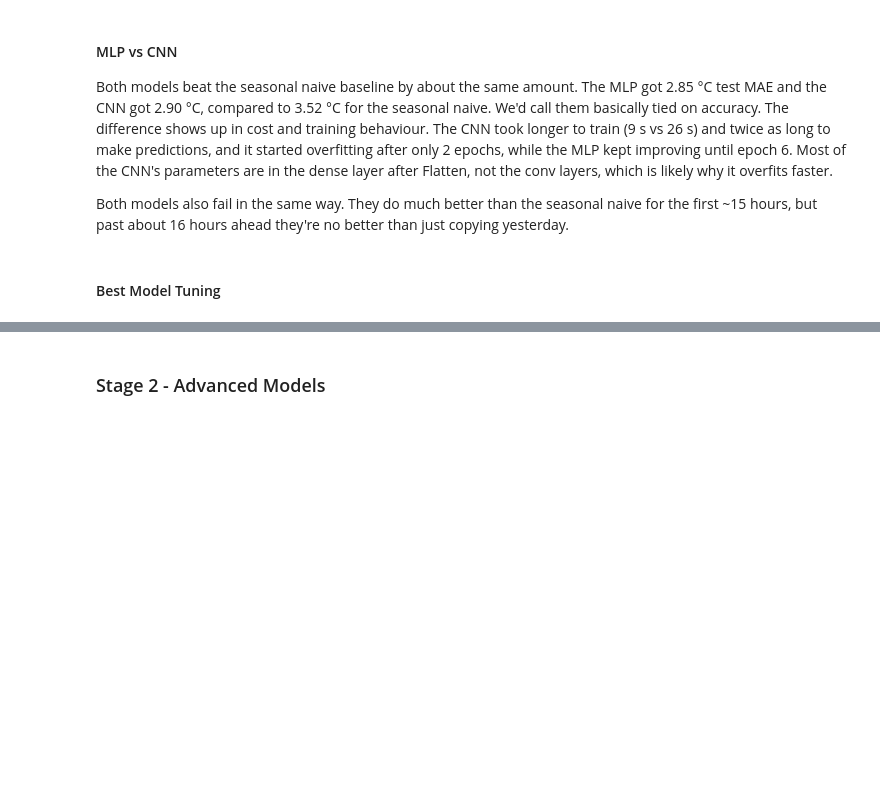
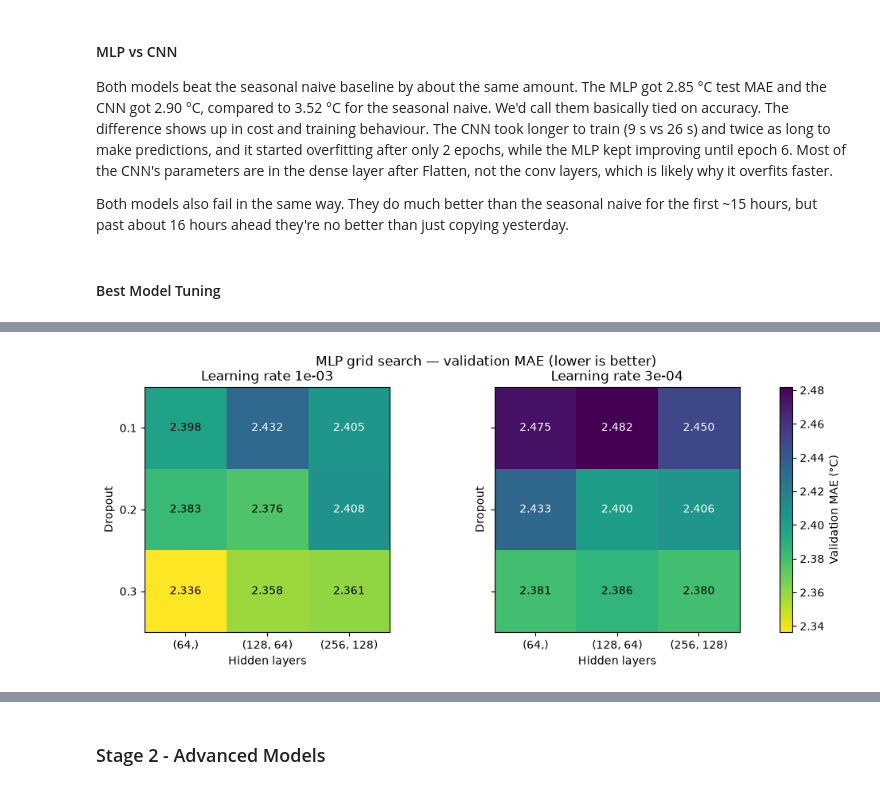
Before and after one commit to janwod/TransformerTempTracker, a Jupyter notebook: AISE4010_Project_Group07.ipynb, the cells around one changed output, grey strips where cells are left out. Saved outputs shown, nothing was run; the diff lists cells and outputs as text; code cells hidden in the pictures; blank space fills up the shorter version.

Commit message:
Completed grid search using tensorflow 2.21 to find the best hyperparameters for the model.

```diff
--- a/AISE4010_Project_Group07.ipynb
+++ b/AISE4010_Project_Group07.ipynb
@@ -694,0 +783,22 @@ Both models also fail in the same way. They do much better than the seasonal nai
+# %%
+# Validation MAE for every config, one panel per learning rate.
+fig, axes = plt.subplots(1, len(MLP_GRID['lr']), figsize=(13, 4), sharey=True)
+
+for ax, lr in zip(axes, MLP_GRID['lr']):
+    subset = grid_results[grid_results['lr'] == lr]
+    table = subset.pivot_table(index='dropout', columns=subset['hidden'].astype(str), values='Val MAE')
+    table = table[[str(h) for h in MLP_GRID['hidden']]]
+    im = ax.imshow(table.values, cmap='viridis_r', vmin=grid_results['Val MAE'].min(),
+                   vmax=grid_results['Val MAE'].max())
+    for (r, c), val in np.ndenumerate(table.values):
+        ax.text(c, r, f'{val:.3f}', ha='center', va='center',
+                color='white' if val > grid_results['Val MAE'].median() else 'black')
+    ax.set_xticks(range(len(table.columns)), table.columns)
+    ax.set_yticks(range(len(table.index)), table.index)
+    ax.set(title=f'Learning rate {lr:.0e}', xlabel='Hidden layers', ylabel='Dropout')
+
+fig.colorbar(im, ax=axes, label='Validation MAE (°C)')
+fig.suptitle('MLP grid search — validation MAE (lower is better)')
+plt.show()
+# %% [output]
+[figure, added]
```
Also changed, not shown: parts of 4 cells of this notebook, 1 other file.
